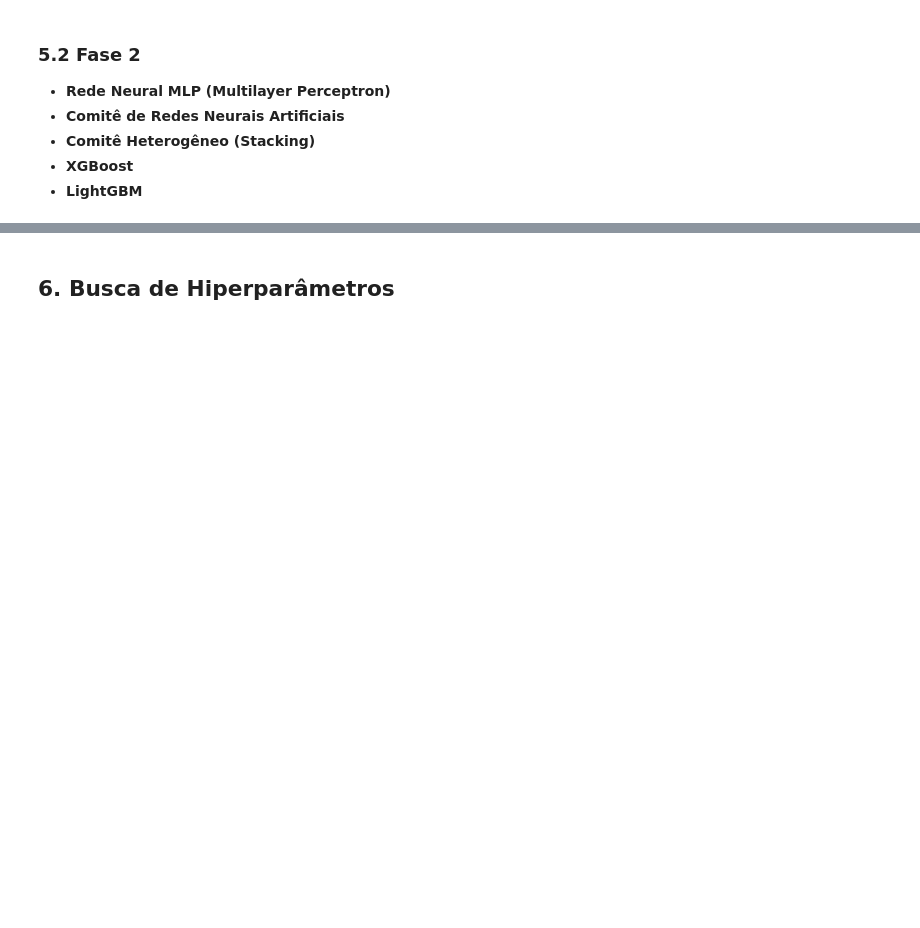
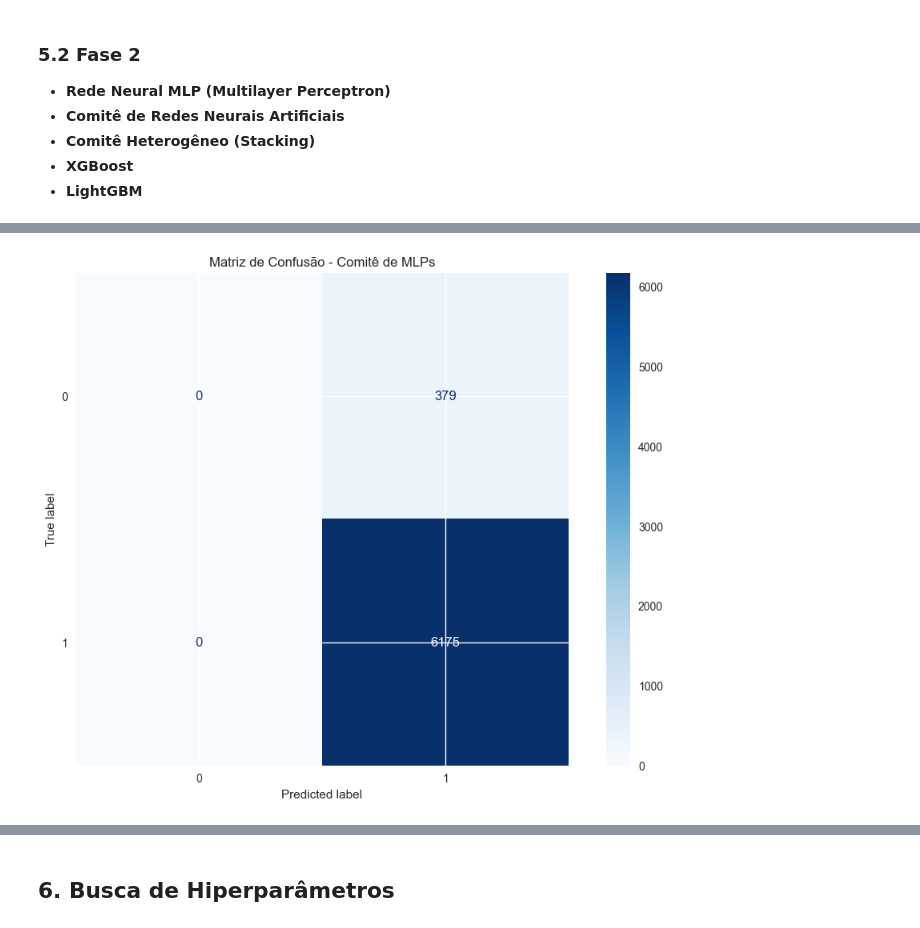
Before and after one commit to Eduardocin/employee-access-predictor, a Jupyter notebook: projeto_models.ipynb, the cells around one changed output, grey strips where cells are left out. Cells and saved outputs as stored; diff of their text form; code cells hidden in the pictures; blank space fills up the shorter version.

```diff
--- a/projeto_models.ipynb
+++ b/projeto_models.ipynb
@@ -549,0 +526,32 @@ plt.show()
+# %%
+
+# 2. Comitê de Redes Neurais (VotingClassifier com 3 MLPs)
+mlp1 = MLPClassifier(random_state=1, max_iter=300)
+mlp2 = MLPClassifier(random_state=2, max_iter=300)
+mlp3 = MLPClassifier(random_state=3, max_iter=300)
+voting_mlp = VotingClassifier(
+    estimators=[('mlp1', mlp1), ('mlp2', mlp2), ('mlp3', mlp3)],
+    voting='soft'
+)
+pipeline_voting = Pipeline([
+    ('preprocessor', preprocessor_clean),
+    ('classifier', voting_mlp)
+])
+pipeline_voting.fit(X_ncr_clean, y_ncr_clean)
+y_pred_voting = pipeline_voting.predict(X_test_clean)
+cm_voting = confusion_matrix(y_test, y_pred_voting)
+disp_voting = ConfusionMatrixDisplay(confusion_matrix=cm_voting)
+disp_voting.plot(cmap='Blues')
+plt.title('Matriz de Confusão - Comitê de MLPs')
+plt.show()
+# Salva métricas
+results_fase2['Comitê MLPs'] = {
+    'precision_0_media': scores['test_precision_0'].mean(),
+    'precision_1_media': scores['test_precision_1'].mean(),
+    'recall_0_media': scores['test_recall_0'].mean(),
+    'recall_1_media': scores['test_recall_1'].mean(),
+    'f1_0_media': scores['test_f1_0'].mean(),
+    'f1_weighted_media': scores['test_f1_weighted'].mean()
+}
+# %% [output]
+[figure, added]
```
Also changed, not shown: parts of 15 cells of this notebook, 2 other files.
